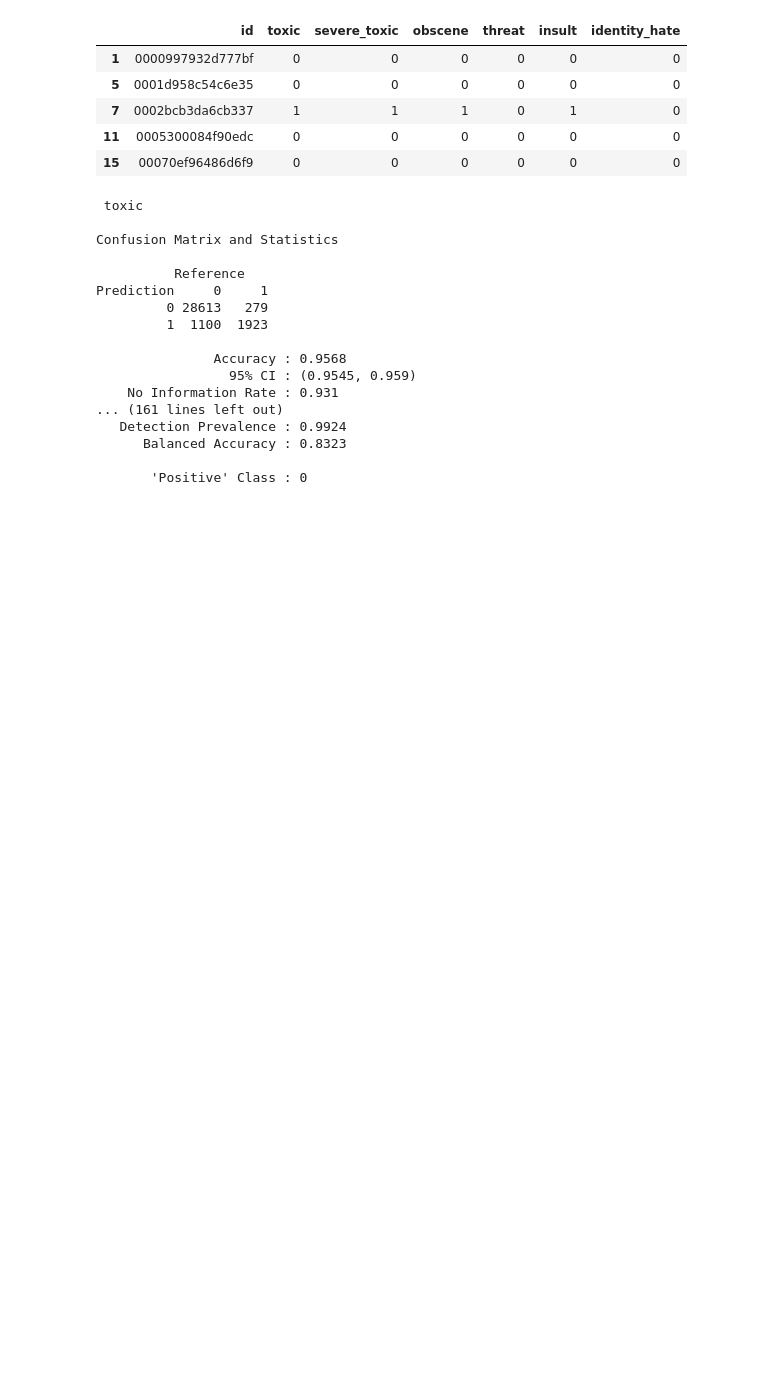
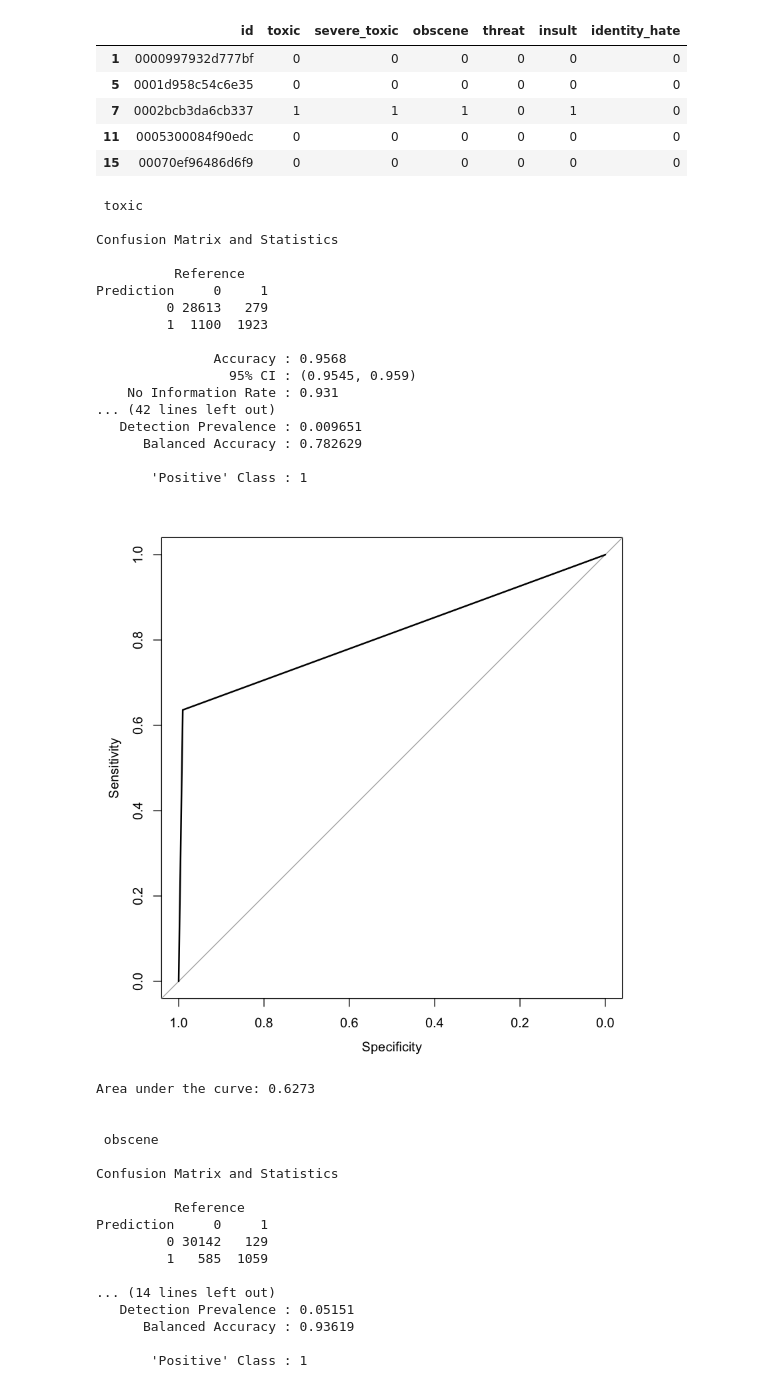
Before and after one commit to Martin-Berger/T3C, a Jupyter notebook: Logistic_Regression.ipynb, the cells around one changed output. Cells and saved outputs as stored; diff of their text form; code cells hidden in the pictures; blank space fills up the shorter version.

```diff
--- a/Logistic_Regression.ipynb
+++ b/Logistic_Regression.ipynb
@@ -119,23 +120,43 @@ test_label_w_id <- select(test_label, -id)
 # %%
 for (label in targets) {
     cat("\n\n", label, "\n\n")
-    print(confusionMatrix(test_label_w_id[[label]], prediction_w_id[[label]]))
+    print(confusionMatrix(test_label_w_id[[label]], prediction_w_id[[label]], positive="1"))
+    plot(roc(test_label_w_id[[label]], prediction_w_id[[label]], col="yellow", lwd=3))
+    print(auc(test_label_w_id[[label]], prediction_w_id[[label]]))
 }
 # %% [output]
  toxic
 
 Confusion Matrix and Statistics
 
           Reference
 Prediction     0     1
          0 28613   279
          1  1100  1923
 
                Accuracy : 0.9568
                  95% CI : (0.9545, 0.959)
     No Information Rate : 0.931
-... (161 lines left out)
-   Detection Prevalence : 0.9924
-      Balanced Accuracy : 0.8323
+... (42 lines left out)
+   Detection Prevalence : 0.009651
+      Balanced Accuracy : 0.782629
 
-       'Positive' Class : 0
+       'Positive' Class : 1
+[figure, added]
+Area under the curve: 0.6273
+
+
+ obscene
+
+Confusion Matrix and Statistics
+
+          Reference
+Prediction     0     1
+         0 30142   129
+         1   585  1059
+
+... (14 lines left out)
+   Detection Prevalence : 0.05151
+      Balanced Accuracy : 0.93619
+
+       'Positive' Class : 1
```
Also changed, not shown: parts of 2 cells of this notebook.
